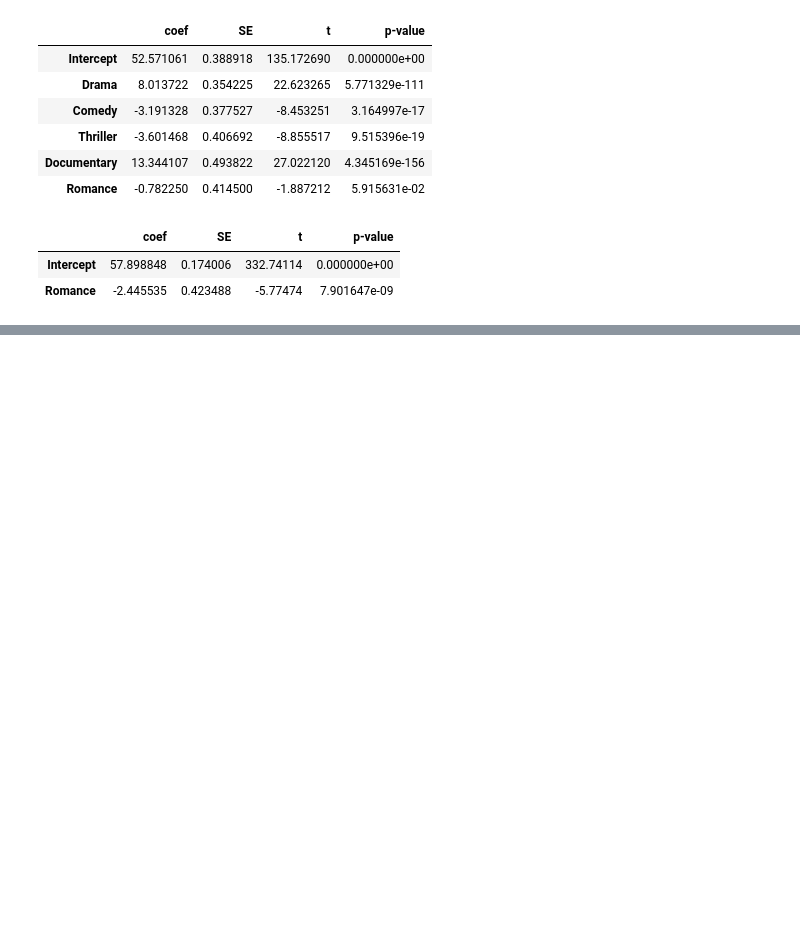
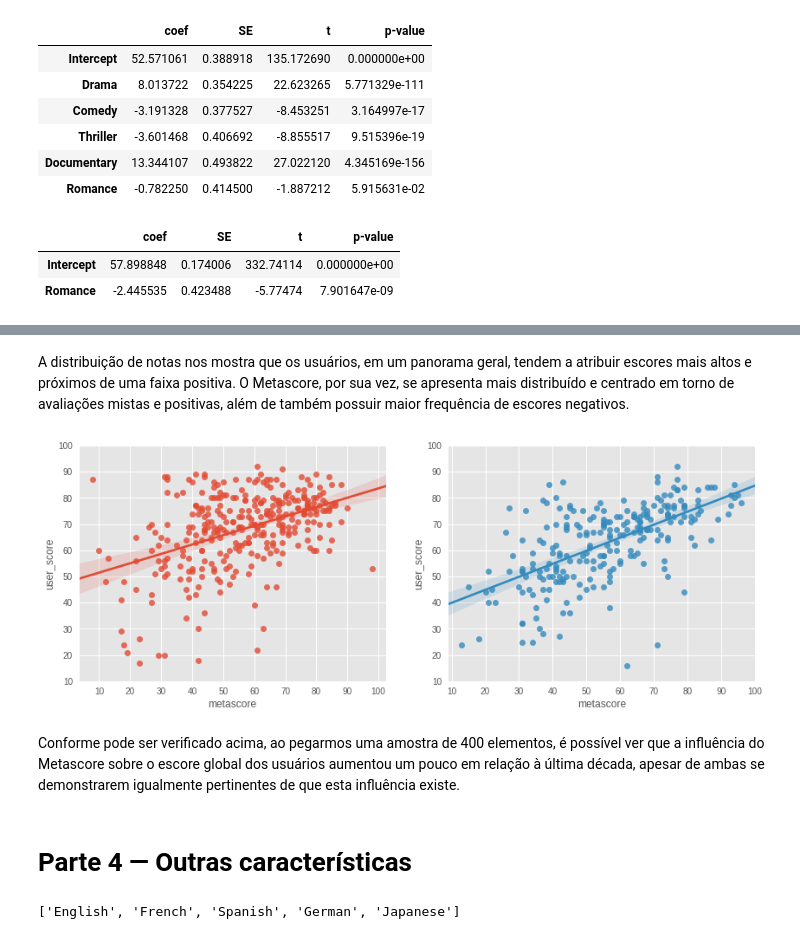
Before and after one commit to gabrieldluca/2017-2-projeto-metascience, a Jupyter notebook: notebooks/analysis.ipynb, the cells around one changed output, grey strips where cells are left out. Saved outputs shown, nothing was run; the diff lists cells and outputs as text; code cells hidden in the pictures; blank space fills up the shorter version.

```diff
--- a/notebooks/analysis.ipynb
+++ b/notebooks/analysis.ipynb
@@ -113,0 +141,24 @@ Por outro lado, ao considerar somente os cinco principais gêneros, é possível
+# %% [markdown]
+A distribuição de notas nos mostra que os usuários, em um panorama geral, tendem a atribuir escores mais altos e próximos de uma faixa positiva. O Metascore, por sua vez, se apresenta mais distribuído e centrado em torno de avaliações mistas e positivas, além de também possuir maior frequência de escores negativos.
+# %%
+fig, axes = plt.subplots(ncols=2, figsize=(14,5))
+past_decade = movie_data[movie_data['release_decade']=='2000s'].sample(400)
+now = movie_data[movie_data['release_decade']=='2010s'].sample(400)
+
+sns.regplot('metascore', 'user_score', past_decade, ax=axes[0])
+sns.regplot('metascore', 'user_score', now, ax=axes[1])
+for axis in axes:
+    axis.set_xticks(range(10,101,10))
+    axis.set_yticks(range(10,101,10))
+# %% [output]
+[figure, added]
+# %% [markdown]
+Conforme pode ser verificado acima, ao pegarmos uma amostra de 400 elementos, é possível ver que a influência do Metascore sobre o escore global dos usuários aumentou um pouco em relação à última década, apesar de ambas se demonstrarem igualmente pertinentes de que esta influência existe.
+# %% [markdown]
+# Parte 4 — Outras características
+# %%
+languagesQtd = movie_data.groupby('languages')[['metascore']].count().drop('unknown')
+fiveLanguages = languagesQtd.nlargest(5, ['metascore'])
+fiveLanguages = [i for i in fiveLanguages.index.values]
+# %% [output]
+['English', 'French', 'Spanish', 'German', 'Japanese']
```
Also changed, not shown: parts of 19 cells of this notebook.
